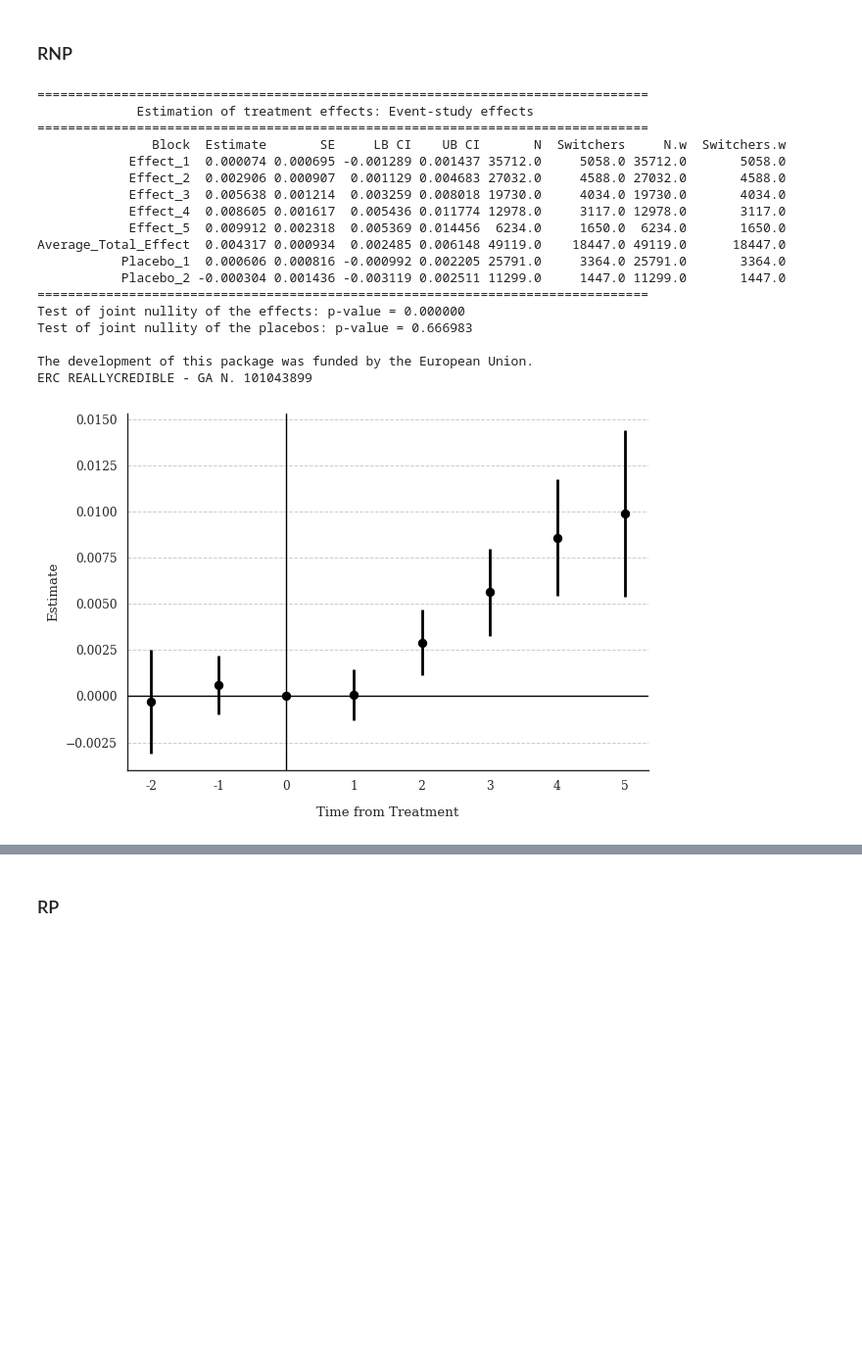
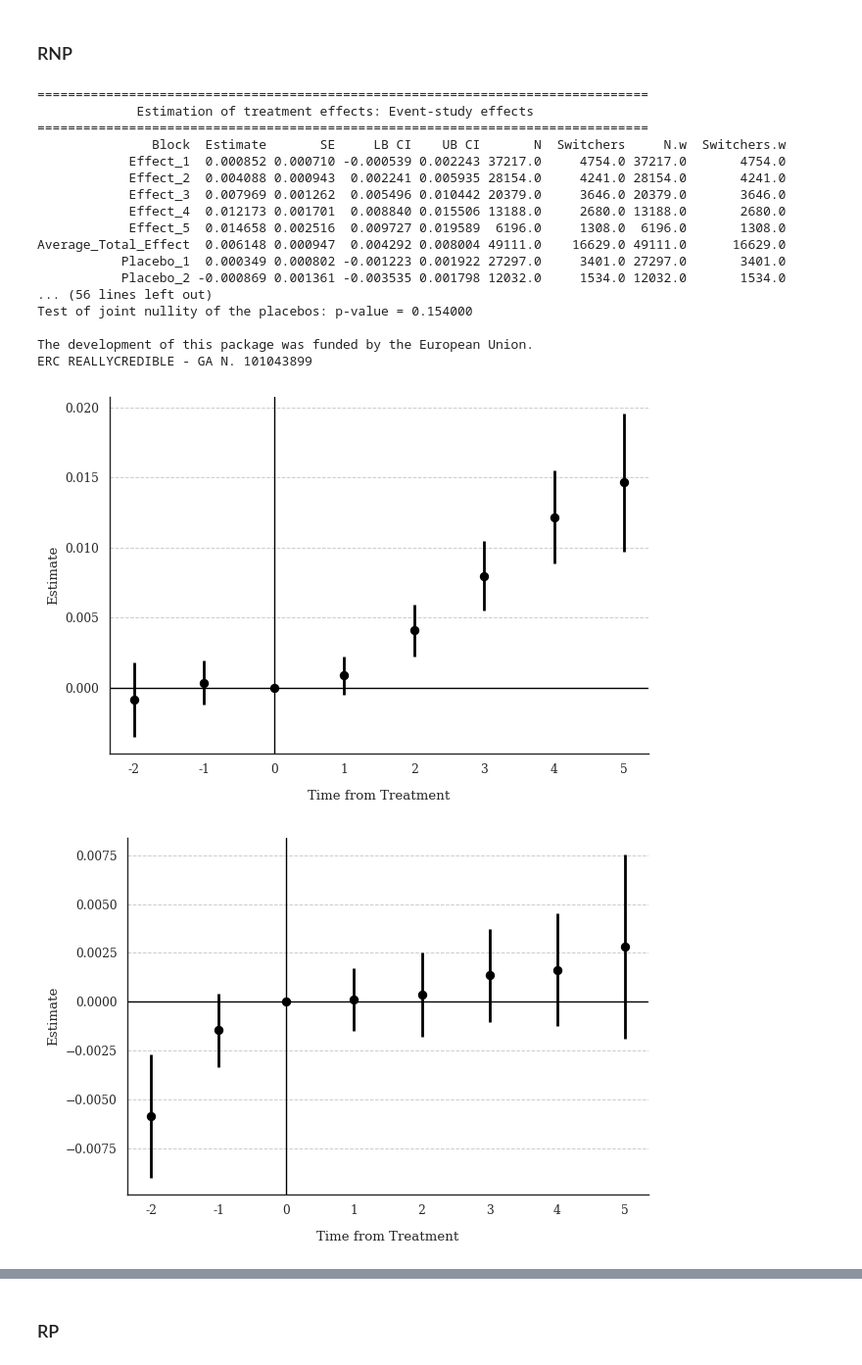
Before and after one commit to yczk9/STATAPP_V2, a Jupyter notebook: Notebooks/Partie Econometrie/Partie_2/staggered_did_social.ipynb, the cells around one changed output, grey strips where cells are left out. Shown at 98% size. Cells and saved outputs as stored; diff of their text form; code cells hidden in the pictures; blank space fills up the shorter version.

```diff
--- a/Notebooks/Partie Econometrie/Partie_2/staggered_did_social.ipynb
+++ b/Notebooks/Partie Econometrie/Partie_2/staggered_did_social.ipynb
@@ -28,7 +28,7 @@ Fonction d'attribution du traitement
 # %%
 def traitement(df):
     # 1. On définit notre seuil de traitement à partir de l'année 2002
-    df_2002 = df[df['Annee'] == 1997].copy()
+    df_2002 = df[df['Annee'] == 1998].copy()
     df_2002['seuil'] = df_2002['total_equipements'] * 0.6
 
     # 2. On renseigne ce seuil dans le DataFrame pour comparer les niveaux annuels
@@ -98,17 +69,17 @@ KeyError: 'traitement'
 # %% [markdown]
 Definition du modele
 # %%
-def DID (df) :
+def DID (df, election, annee_deb, parti) :
     # 1. On filtre la base pour ne garder que les années d'élection présidentielle
-    annees_pres = [1995, 2002, 2007, 2012, 2017, 2022]
+    annees_pres = [annee_deb, 2002, 2007, 2012, 2017, 2022]
     df_pres = df[df['Annee'].isin(annees_pres)].copy()
 
     # 2. Nettoyage : on retire les lignes avec des valeurs manquantes essentielles
-    df_pres = df_pres.dropna(subset=['vote_RN_pres', 'traitée'])
+    df_pres = df_pres.dropna(subset=[f'vote_{parti}_{election}', 'traitée'])
 
     # 3. On force les types en formats "simples" (Numpy) pour faciliter la conversion
     # (Cela vous évite l'erreur PyArrow)
-    df_pres['vote_RN_pres'] = df_pres['vote_RN_pres'].astype('float64')
+    df_pres[f'vote_{parti}_{election}'] = df_pres[f'vote_{parti}_{election}'].astype('float64')
     df_pres['traitée'] = df_pres['traitée'].astype('float64')
     df_pres['Annee'] = df_pres['Annee'].astype('int64')
     # Note : S'il y a un souci avec 'codecommune' (par exemple si c'est un format 'object'),
@@ -120,7 +91,7 @@ def DID (df) :
     # 5. Estimation Staggered DiD (avec le nom de classe corrigé)
     modele_did = DidMultiplegtDyn(
         df=df_pres_polars,
-        outcome='vote_RN_pres',    # Variable dépendante
+        outcome=f'vote_{parti}_{election}',    # Variable dépendante
         group='codecommune',       # Identifiant du groupe
         time='Annee',              # Variable temporelle
         treatment='traitée',       # Indicateur de traitement
@@ -137,24 +108,28 @@ def DID (df) :
 # %% [markdown]
 ### RNP
 # %%
-DID(df_rnp)
+DID(df_rnp, 'pres', 1995, 'RN')
+DID(df_rnp, 'pres', 1995, 'PS')
+
+DID(df_rnp, 'leg', 1997, 'RN')
+DID(df_rnp, 'leg', 1997, 'PS')
 # %% [output]
 ================================================================================
              Estimation of treatment effects: Event-study effects
 ================================================================================
                Block  Estimate       SE     LB CI    UB CI       N  Switchers     N.w  Switchers.w
-            Effect_1  0.000074 0.000695 -0.001289 0.001437 35712.0     5058.0 35712.0       5058.0
-            Effect_2  0.002906 0.000907  0.001129 0.004683 27032.0     4588.0 27032.0       4588.0
-            Effect_3  0.005638 0.001214  0.003259 0.008018 19730.0     4034.0 19730.0       4034.0
-            Effect_4  0.008605 0.001617  0.005436 0.011774 12978.0     3117.0 12978.0       3117.0
-            Effect_5  0.009912 0.002318  0.005369 0.014456  6234.0     1650.0  6234.0       1650.0
-Average_Total_Effect  0.004317 0.000934  0.002485 0.006148 49119.0    18447.0 49119.0      18447.0
-           Placebo_1  0.000606 0.000816 -0.000992 0.002205 25791.0     3364.0 25791.0       3364.0
-           Placebo_2 -0.000304 0.001436 -0.003119 0.002511 11299.0     1447.0 11299.0       1447.0
-================================================================================
-Test of joint nullity of the effects: p-value = 0.000000
-Test of joint nullity of the placebos: p-value = 0.666983
+            Effect_1  0.000852 0.000710 -0.000539 0.002243 37217.0     4754.0 37217.0       4754.0
+            Effect_2  0.004088 0.000943  0.002241 0.005935 28154.0     4241.0 28154.0       4241.0
+            Effect_3  0.007969 0.001262  0.005496 0.010442 20379.0     3646.0 20379.0       3646.0
+            Effect_4  0.012173 0.001701  0.008840 0.015506 13188.0     2680.0 13188.0       2680.0
+            Effect_5  0.014658 0.002516  0.009727 0.019589  6196.0     1308.0  6196.0       1308.0
+Average_Total_Effect  0.006148 0.000947  0.004292 0.008004 49111.0    16629.0 49111.0      16629.0
+           Placebo_1  0.000349 0.000802 -0.001223 0.001922 27297.0     3401.0 27297.0       3401.0
+           Placebo_2 -0.000869 0.001361 -0.003535 0.001798 12032.0     1534.0 12032.0       1534.0
+... (56 lines left out)
+Test of joint nullity of the placebos: p-value = 0.154000
 
 The development of this package was funded by the European Union.
 ERC REALLYCREDIBLE - GA N. 101043899
-[figure, old version]
+[figure, new version]
+[figure, added]
```
Also changed, not shown: parts of 11 cells of this notebook, 22 other files.
